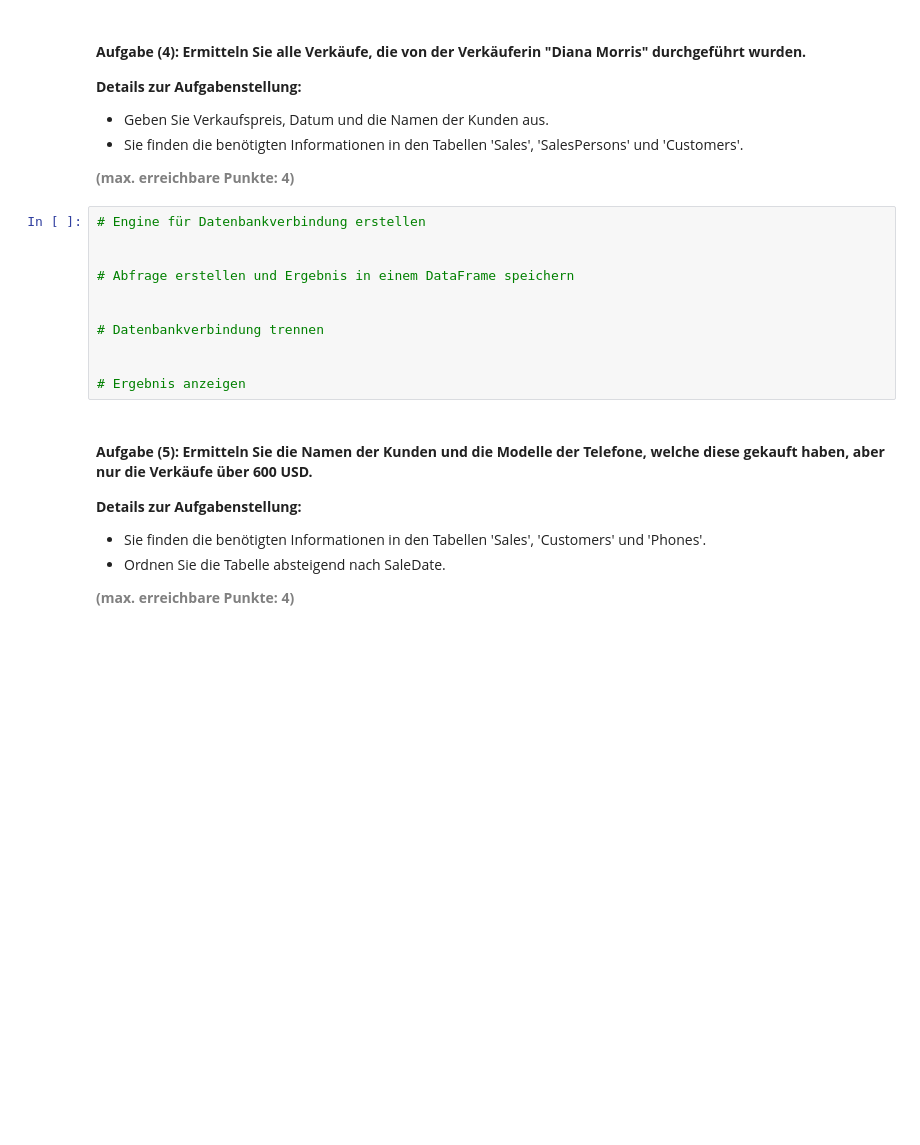
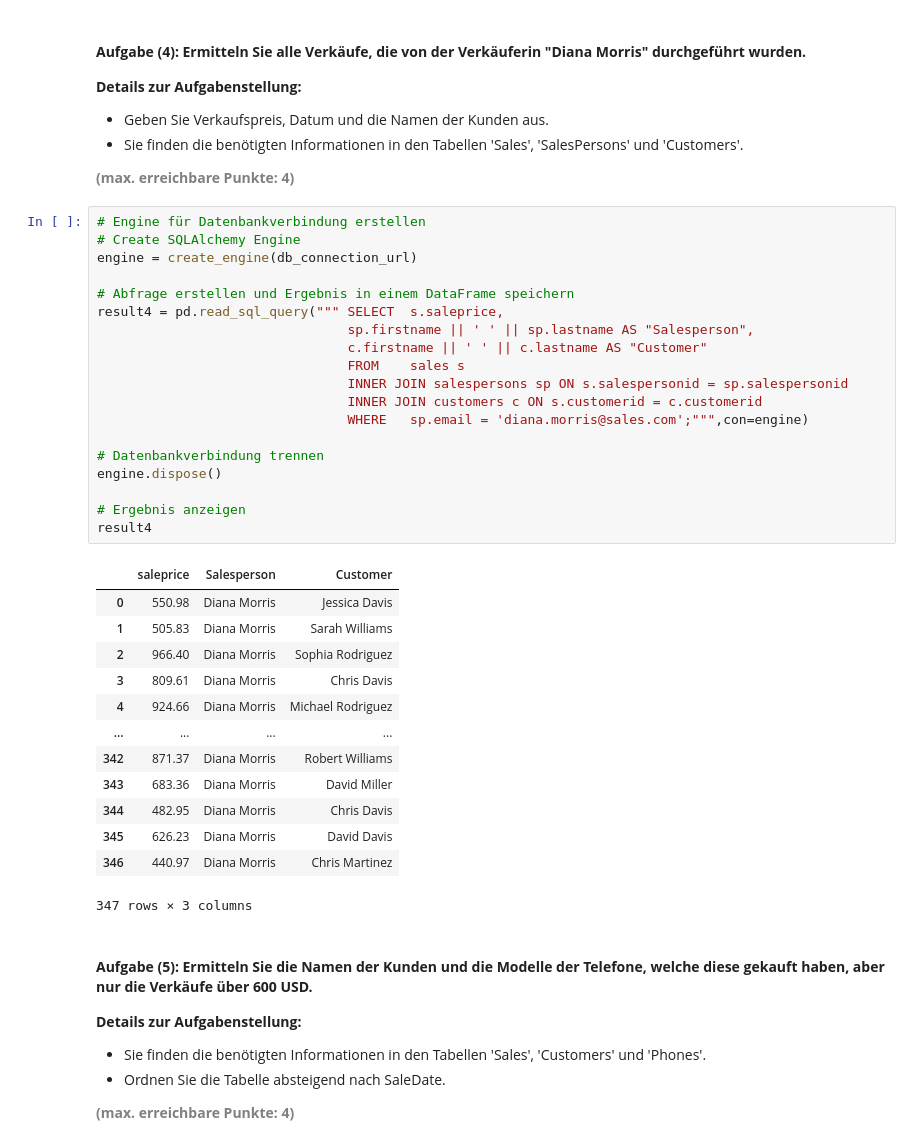
Before and after one commit to mrohner002/python_postgresql_pgadmin, a Jupyter notebook: Test Exam/Test_Exam_Relationale_Daten.ipynb, the cells around one changed output. Saved outputs shown, nothing was run; the diff lists cells and outputs as text; blank space fills up the shorter version.

```diff
--- a/Test Exam/Test_Exam_Relationale_Daten.ipynb
+++ b/Test Exam/Test_Exam_Relationale_Daten.ipynb
@@ -253,15 +309,37 @@ df_sub
 <b style="color: gray;">(max. erreichbare Punkte: 4)</b>
 # %%
 # Engine für Datenbankverbindung erstellen
-
+# Create SQLAlchemy Engine
+engine = create_engine(db_connection_url)
 
 # Abfrage erstellen und Ergebnis in einem DataFrame speichern
-
+result4 = pd.read_sql_query(""" SELECT	s.saleprice,
+                                sp.firstname || ' ' || sp.lastname AS "Salesperson",
+                                c.firstname || ' ' || c.lastname AS "Customer"
+                                FROM	sales s
+                                INNER JOIN salespersons sp ON s.salespersonid = sp.salespersonid
+                                INNER JOIN customers c ON s.customerid = c.customerid
+                                WHERE	sp.email = 'diana.morris@sales.com';""",con=engine)
 
 # Datenbankverbindung trennen
-
+engine.dispose()
 
 # Ergebnis anzeigen
+result4
+# %% [output]
+|  | saleprice | Salesperson | Customer |
+| 0 | 550.98 | Diana Morris | Jessica Davis |
+| 1 | 505.83 | Diana Morris | Sarah Williams |
+| 2 | 966.40 | Diana Morris | Sophia Rodriguez |
+| 3 | 809.61 | Diana Morris | Chris Davis |
+| 4 | 924.66 | Diana Morris | Michael Rodriguez |
+| ... | ... | ... | ... |
+| 342 | 871.37 | Diana Morris | Robert Williams |
+| 343 | 683.36 | Diana Morris | David Miller |
+| 344 | 482.95 | Diana Morris | Chris Davis |
+| 345 | 626.23 | Diana Morris | David Davis |
+| 346 | 440.97 | Diana Morris | Chris Martinez |
+347 rows × 3 columns
 # %% [markdown]
 #### <b>Aufgabe (5): Ermitteln Sie die Namen der Kunden und die Modelle der Telefone, welche diese gekauft haben, aber nur die Verkäufe über 600 USD.</b>
 <b>Details zur Aufgabenstellung:</b>
```
Also changed, not shown: parts of 8 cells of this notebook.
